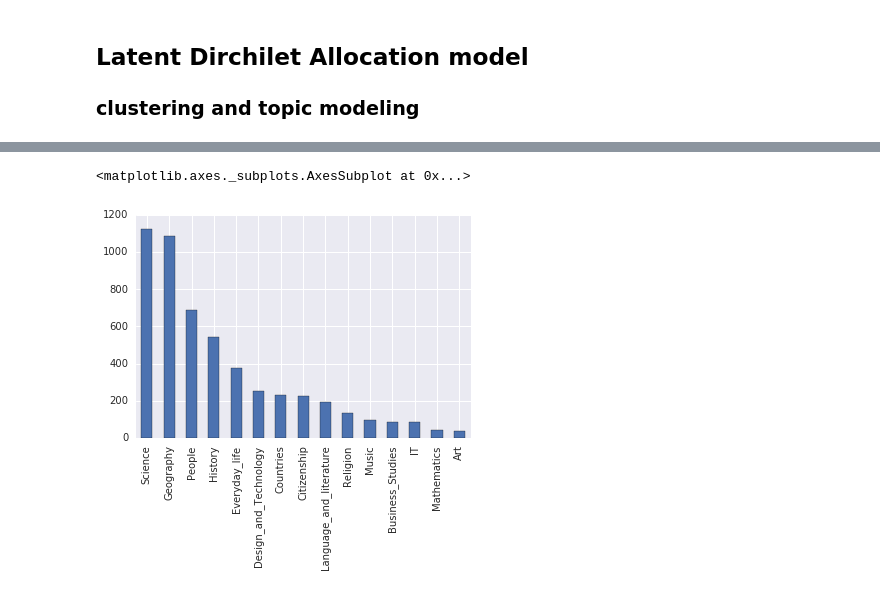
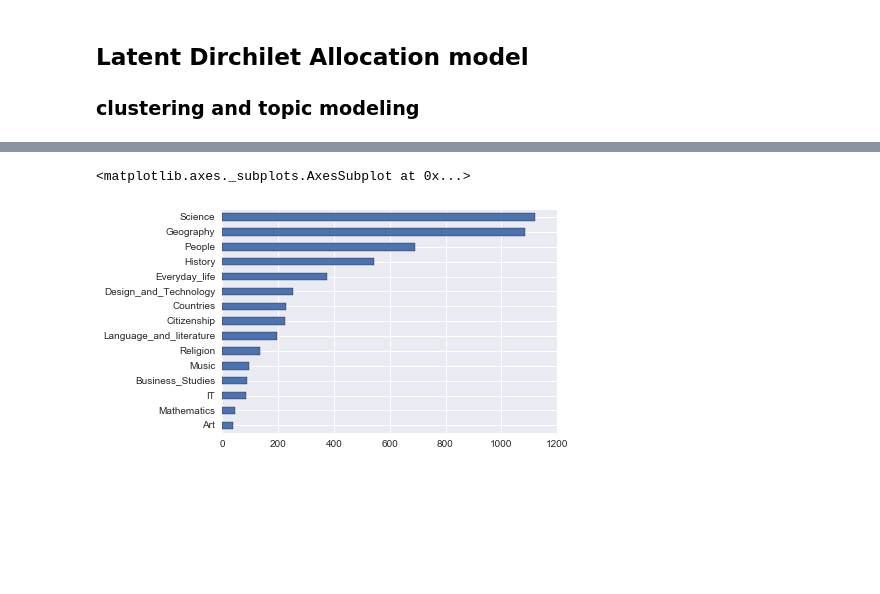
Before and after one commit to tomersolomon/msd_finalproject, a Jupyter notebook: analysis/lda_lsa.ipynb, the cells around one changed output, grey strips where cells are left out. Saved outputs shown, nothing was run; the diff lists cells and outputs as text; code cells hidden in the pictures; blank space fills up the shorter version.

Commit message:
cleaned up lda_lsa notebook, edited analysis readme, and added plots to plots folder

```diff
--- a/analysis/lda_lsa.ipynb
+++ b/analysis/lda_lsa.ipynb
@@ -231,7 +188,7 @@ tincture egotism hoedtii potency equalise kings wintertime olympic feminist neó
 # %%
 ##see actual top level categories
 
-url_cat = 'data/wikispeedia_paths-and-graph/categories.tsv'
+url_cat = '../data/wikispeedia_paths-and-graph/categories.tsv'
 data_cat = pd.read_csv(url_cat,skiprows=12,sep='\t',header=None,names=['text','subject'])
 
 data_subject = data_cat['subject'].str.split('.', expand=True)
@@ -248,7 +205,7 @@ full_data.head()
 | 4 | %C3%89douard_Manet | subject.People.Artists | subject | People | Artists | None |
 # %%
 #histogram of categories
-full_data[1].value_counts().plot('bar')
+full_data[1].value_counts(ascending=True).plot('barh')
 # %% [output]
 <matplotlib.axes._subplots.AxesSubplot at 0x...>
-[figure, old version]
+[figure, new version]
```
Also changed, not shown: parts of 21 cells of this notebook, 4 other files.
